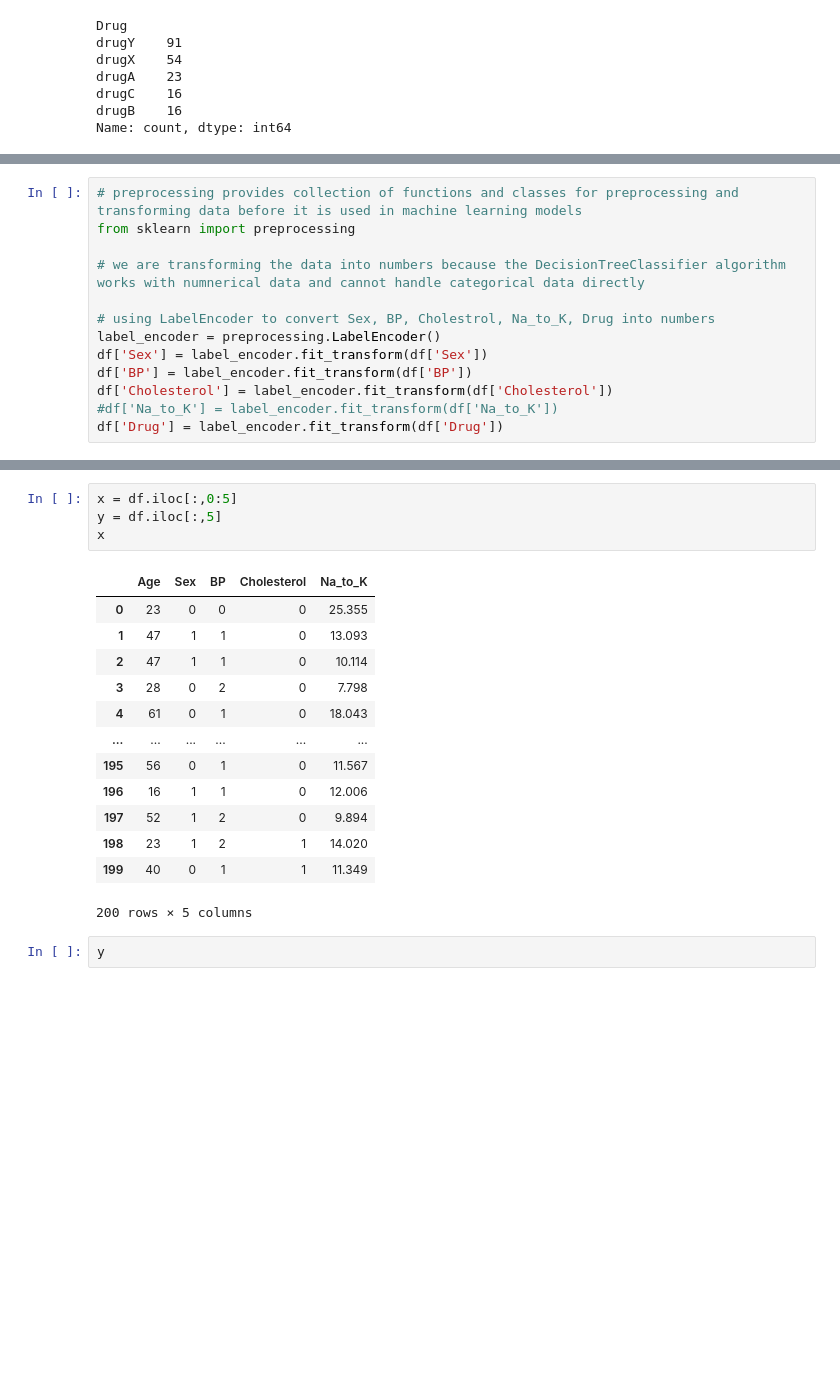
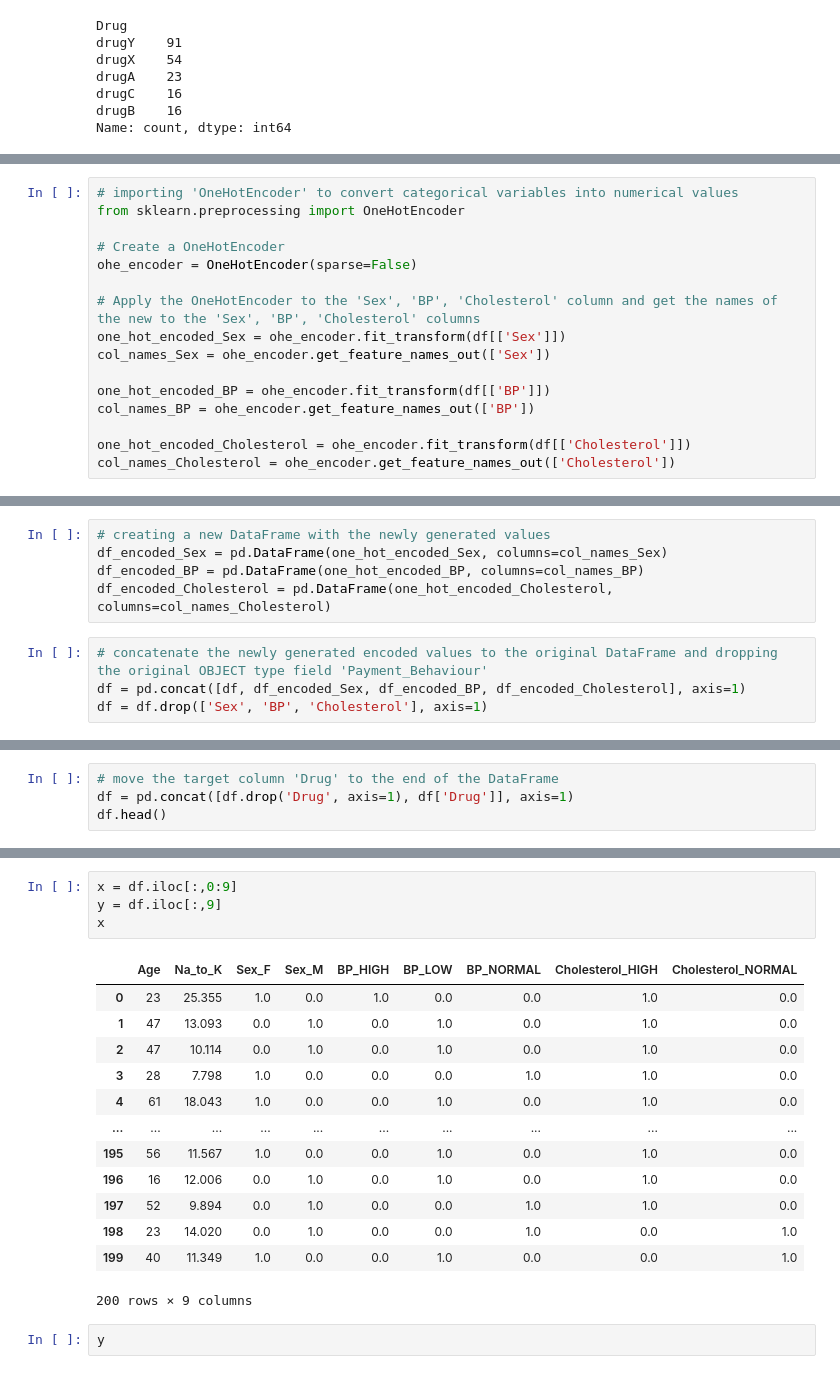
Before and after one commit to rahul-bhutekar/Data-Science, a Jupyter notebook: Assignments/Decision Tree/Decision-Tree-Drug200.ipynb, the cells around one changed output, grey strips where cells are left out. Drawn from its saved outputs; the diff is of its cells as text; blank space fills up the shorter version.

```diff
--- a/Assignments/Decision Tree/Decision-Tree-Drug200.ipynb
+++ b/Assignments/Decision Tree/Decision-Tree-Drug200.ipynb
@@ -95,13 +97,16 @@ Name: count, dtype: int64
 # %%
-# preprocessing provides collection of functions and classes for preprocessing and transforming data before it is used in machine learning models
-from sklearn import preprocessing
+# importing 'OneHotEncoder' to convert categorical variables into numerical values
+from sklearn.preprocessing import OneHotEncoder
 
-# we are transforming the data into numbers because the DecisionTreeClassifier algorithm works with numnerical data and cannot handle categorical data directly
+# Create a OneHotEncoder
+ohe_encoder = OneHotEncoder(sparse=False)
 
-# using LabelEncoder to convert Sex, BP, Cholestrol, Na_to_K, Drug into numbers
-label_encoder = preprocessing.LabelEncoder()
-df['Sex'] = label_encoder.fit_transform(df['Sex'])
-df['BP'] = label_encoder.fit_transform(df['BP'])
-df['Cholesterol'] = label_encoder.fit_transform(df['Cholesterol'])
-#df['Na_to_K'] = label_encoder.fit_transform(df['Na_to_K'])
-df['Drug'] = label_encoder.fit_transform(df['Drug'])
+# Apply the OneHotEncoder to the 'Sex', 'BP', 'Cholesterol' column and get the names of the new to the 'Sex', 'BP', 'Cholesterol' columns
+one_hot_encoded_Sex = ohe_encoder.fit_transform(df[['Sex']])
+col_names_Sex = ohe_encoder.get_feature_names_out(['Sex'])
+
+one_hot_encoded_BP = ohe_encoder.fit_transform(df[['BP']])
+col_names_BP = ohe_encoder.get_feature_names_out(['BP'])
+
+one_hot_encoded_Cholesterol = ohe_encoder.fit_transform(df[['Cholesterol']])
+col_names_Cholesterol = ohe_encoder.get_feature_names_out(['Cholesterol'])
@@ -107,0 +119,9 @@ df['Drug'] = label_encoder.fit_transform(df['Drug'])
+# %%
+# creating a new DataFrame with the newly generated values
+df_encoded_Sex = pd.DataFrame(one_hot_encoded_Sex, columns=col_names_Sex)
+df_encoded_BP = pd.DataFrame(one_hot_encoded_BP, columns=col_names_BP)
+df_encoded_Cholesterol = pd.DataFrame(one_hot_encoded_Cholesterol, columns=col_names_Cholesterol)
+# %%
+# concatenate the newly generated encoded values to the original DataFrame and dropping the original OBJECT type field 'Payment_Behaviour'
+df = pd.concat([df, df_encoded_Sex, df_encoded_BP, df_encoded_Cholesterol], axis=1)
+df = df.drop(['Sex', 'BP', 'Cholesterol'], axis=1)
@@ -137,0 +155,4 @@ df.head()
+# %%
+# move the target column 'Drug' to the end of the DataFrame
+df = pd.concat([df.drop('Drug', axis=1), df['Drug']], axis=1)
+df.head()
@@ -155,21 +183,21 @@ df.iloc[:, 0:5]
 # %%
-x = df.iloc[:,0:5]
-y = df.iloc[:,5]
+x = df.iloc[:,0:9]
+y = df.iloc[:,9]
 x
 # %% [output]
-|  | Age | Sex | BP | Cholesterol | Na_to_K |
-| 0 | 23 | 0 | 0 | 0 | 25.355 |
-| 1 | 47 | 1 | 1 | 0 | 13.093 |
-| 2 | 47 | 1 | 1 | 0 | 10.114 |
-| 3 | 28 | 0 | 2 | 0 | 7.798 |
-| 4 | 61 | 0 | 1 | 0 | 18.043 |
-| ... | ... | ... | ... | ... | ... |
-| 195 | 56 | 0 | 1 | 0 | 11.567 |
-| 196 | 16 | 1 | 1 | 0 | 12.006 |
-| 197 | 52 | 1 | 2 | 0 | 9.894 |
-| 198 | 23 | 1 | 2 | 1 | 14.020 |
-| 199 | 40 | 0 | 1 | 1 | 11.349 |
+|  | Age | Na_to_K | Sex_F | Sex_M | BP_HIGH | BP_LOW | BP_NORMAL | Cholesterol_HIGH | Cholesterol_NORMAL |
+| 0 | 23 | 25.355 | 1.0 | 0.0 | 1.0 | 0.0 | 0.0 | 1.0 | 0.0 |
+| 1 | 47 | 13.093 | 0.0 | 1.0 | 0.0 | 1.0 | 0.0 | 1.0 | 0.0 |
+| 2 | 47 | 10.114 | 0.0 | 1.0 | 0.0 | 1.0 | 0.0 | 1.0 | 0.0 |
+| 3 | 28 | 7.798 | 1.0 | 0.0 | 0.0 | 0.0 | 1.0 | 1.0 | 0.0 |
+| 4 | 61 | 18.043 | 1.0 | 0.0 | 0.0 | 1.0 | 0.0 | 1.0 | 0.0 |
+| ... | ... | ... | ... | ... | ... | ... | ... | ... | ... |
+| 195 | 56 | 11.567 | 1.0 | 0.0 | 0.0 | 1.0 | 0.0 | 1.0 | 0.0 |
+| 196 | 16 | 12.006 | 0.0 | 1.0 | 0.0 | 1.0 | 0.0 | 1.0 | 0.0 |
+| 197 | 52 | 9.894 | 0.0 | 1.0 | 0.0 | 0.0 | 1.0 | 1.0 | 0.0 |
+| 198 | 23 | 14.020 | 0.0 | 1.0 | 0.0 | 0.0 | 1.0 | 0.0 | 1.0 |
+| 199 | 40 | 11.349 | 1.0 | 0.0 | 0.0 | 1.0 | 0.0 | 0.0 | 1.0 |
-200 rows × 5 columns
+200 rows × 9 columns
 # %%
 y
 # %% [output]
```
Also changed, not shown: parts of 12 cells of this notebook.
